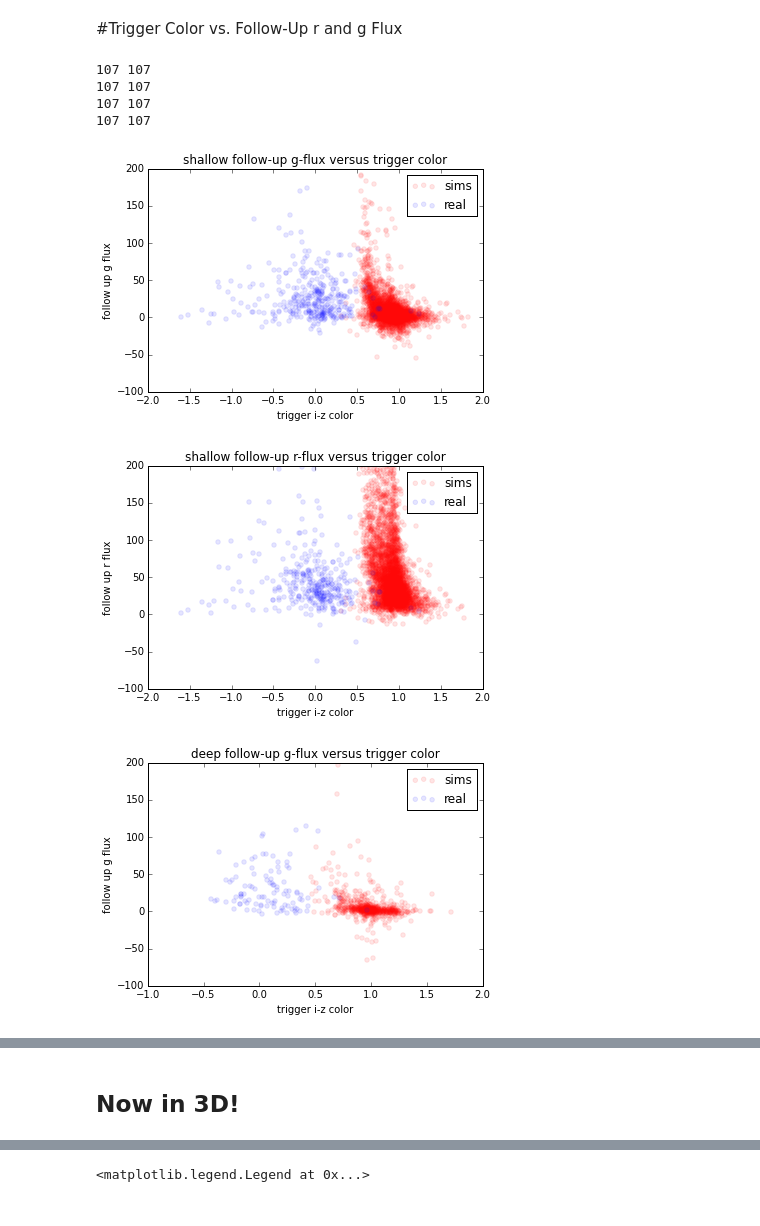
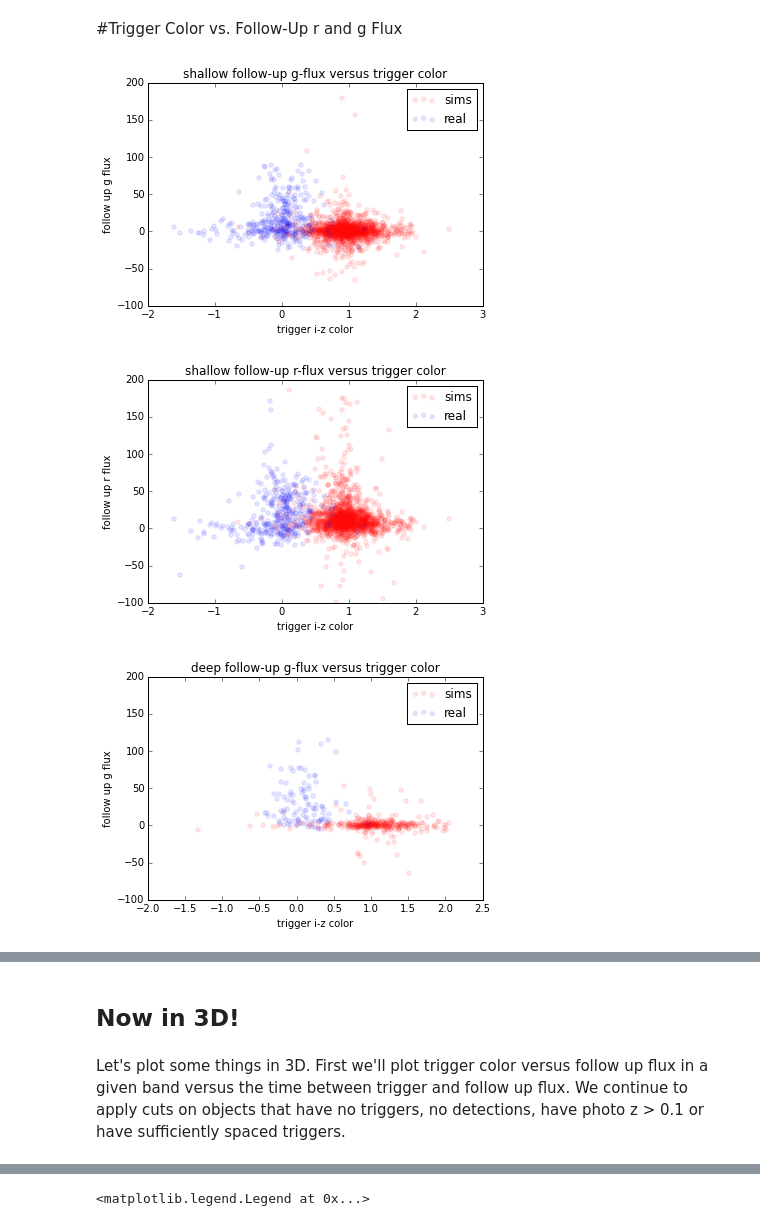
Before and after one commit to zodoctor/DES_KN_SNFIELDS, a Jupyter notebook: plots072015_b0.3_m0.1.ipynb, the cells around one changed output, grey strips where cells are left out. Saved outputs shown, nothing was run; the diff lists cells and outputs as text; code cells hidden in the pictures.

```diff
--- a/plots072015_b0.3_m0.1.ipynb
+++ b/plots072015_b0.3_m0.1.ipynb
@@ -268,9 +282,9 @@ for f,filetype in enumerate(filetypes):
     for n,fieldtype in enumerate(fieldtypes):
         print filetype, fieldtype
         txtfl.write(filetype + ' '+ fieldtype +'\n')
-        numobj = len(dict1[filetype+'_'+fieldtype]['zbandinfo'])
-        print 'number of objects: ', numobj
-        txtfl.write('number of objects: '+str(numobj)+'\n')
+        listy = [True for i in range(0,len(dict1[filetype+'_'+fieldtype]['zbandinfo'])) if dict1[filetype+'_'+fieldtype]['zbandinfo'][i][0].size != 0]
+        print 'number of objects: ', np.sum(listy)
+        txtfl.write('number of objects: '+str(np.sum(listy))+'\n')
         numtrig = np.sum(dict1[filetype+'_'+fieldtype]['trigs'].astype('bool') &
                                              ~dict1[filetype+'_'+fieldtype]['photoZcutsel'] &
                                             dict1[filetype+'_'+fieldtype]['multitrig'])
@@ -337,6 +351,7 @@ data_shallow_detect = dict1['data_shallow']['colors'][dict1['data_shallow']['tri
                                 (~dict1['data_shallow']['photoZcutsel']) &
                                 dict1['data_shallow']['multitrig'] &
                                 dict1['data_shallow']['detections'].astype('bool')]
+
 try:
     plt.hist(sim_shallow_detect,bins=100,alpha=0.3,color='r',range=(-2,5));
 except ValueError:
@@ -355,9 +370,9 @@ for f,filetype in enumerate(filetypes):
     for n,fieldtype in enumerate(fieldtypes):
         print filetype, fieldtype
         txtfl.write(filetype + ' ' + fieldtype + '\n')
-        numobj = len(dict1[filetype+'_'+fieldtype]['zbandinfo'])
-        print 'number of objects: ',numobj
-        txtfl.write('number of objects: ' + str(numobj) + '\n')
+        listy = [True for i in range(0,len(dict1[filetype+'_'+fieldtype]['zbandinfo'])) if dict1[filetype+'_'+fieldtype]['zbandinfo'][i][0].size != 0]
+        print 'number of objects: ', np.sum(listy)
+        txtfl.write('number of objects: '+str(np.sum(listy))+'\n')
         numtrig = np.sum(dict1[filetype+'_'+fieldtype]['trigs'].astype('bool') &
                                              ~dict1[filetype+'_'+fieldtype]['photoZcutsel'] &
                                             dict1[filetype+'_'+fieldtype]['multitrig'])
@@ -366,7 +381,7 @@ for f,filetype in enumerate(filetypes):
         numdet = np.sum(dict1[filetype+'_'+fieldtype]['trigs'].astype('bool') &
                                              ~dict1[filetype+'_'+fieldtype]['photoZcutsel'] &
                                             dict1[filetype+'_'+fieldtype]['multitrig'] &
-                                              dict1[filetype+'_'+fieldtype]['detections'])
+                                              dict1[filetype+'_'+fieldtype]['detections'].astype('bool'))
         print 'number of detections: ',numdet
         txtfl.write('number of detections: ' + str(numdet) + '\n')
 # %% [output]
@@ -434,11 +459,11 @@ data_shallow_detect = dict1['data_shallow']['colors'][dict1['data_shallow']['tri
                                 dict1['data_shallow']['multitrig'] &
                                 dict1['data_shallow']['detections'].astype('bool')]
 try:
-    plt.hist(sim_shallow_detect,bins=100,alpha=0.3,color='r',range=(-2,5));
+    plt.hist(sim_shallow_detect,bins=100,alpha=0.3,color='r',range=(-2,5),normed=True);
 except ValueError:
     pass
 try:
-    plt.hist(data_shallow_detect,bins=100,alpha=0.3,color='b',range=(-2,5));
+    plt.hist(data_shallow_detect,bins=100,alpha=0.3,color='b',range=(-2,5),normed=True);
 except ValueError:
     pass
 plt.ylabel('number of triggers')
@@ -451,7 +476,8 @@ for f,filetype in enumerate(filetypes):
     for n,fieldtype in enumerate(fieldtypes):
         print filetype, fieldtype
         txtfl.write(filetype + ' ' + fieldtype + '\n')
-        numobj = len(dict1[filetype+'_'+fieldtype]['zbandinfo'])
+        listy = [True for i in range(0,len(dict1[filetype+'_'+fieldtype]['zbandinfo'])) if dict1[filetype+'_'+fieldtype]['zbandinfo'][i][0].size != 0]
+        numobj = np.sum(listy)
         numtrig = np.sum(dict1[filetype+'_'+fieldtype]['trigs'].astype('bool') &
                                              ~dict1[filetype+'_'+fieldtype]['photoZcutsel'] &
                                             dict1[filetype+'_'+fieldtype]['multitrig'])
@@ -545,12 +571,24 @@ for f,filetype in enumerate(filetypes):
         idetflux,idetMJD,idetflags = des_utils.get_detection_info(dict1[filetype+'_'+fieldtype]['cnites'],
                                                 dict1[filetype+'_'+fieldtype]['ibandinfo'],
                                                 3,10,1)
+        rdetflux,rdetMJD,rdetflags = des_utils.get_detection_info(dict1[filetype+'_'+fieldtype]['cnites'],
+                                                dict1[filetype+'_'+fieldtype]['rbandinfo'],
+                                                3,10,1)
+        gdetflux,gdetMJD,gdetflags = des_utils.get_detection_info(dict1[filetype+'_'+fieldtype]['cnites'],
+                                                dict1[filetype+'_'+fieldtype]['gbandinfo'],
+                                                3,10,1)
         dict1[filetype+'_'+fieldtype]['zdetflux'] = zdetflux
         dict1[filetype+'_'+fieldtype]['zdetMJD'] = zdetMJD
         dict1[filetype+'_'+fieldtype]['zdetflags'] = zdetflags
         dict1[filetype+'_'+fieldtype]['idetflux'] = idetflux
         dict1[filetype+'_'+fieldtype]['idetMJD'] = idetMJD
         dict1[filetype+'_'+fieldtype]['idetflags'] = idetflags
+        dict1[filetype+'_'+fieldtype]['rdetflux'] = rdetflux
+        dict1[filetype+'_'+fieldtype]['rdetMJD'] = rdetMJD
+        dict1[filetype+'_'+fieldtype]['rdetflags'] = rdetflags
+        dict1[filetype+'_'+fieldtype]['gdetflux'] = gdetflux
+        dict1[filetype+'_'+fieldtype]['gdetMJD'] = gdetMJD
+        dict1[filetype+'_'+fieldtype]['gdetflags'] = gdetflags
         dict1[filetype+'_'+fieldtype]['detections'] = idetflags & zdetflags
 # %%
 cols = ['r','b']
@@ -692,40 +730,36 @@ for n,fieldtype in enumerate(fieldtypes):
         rflux = np.empty(len(rbandinfo))
         gflux = np.empty(len(gbandinfo))
         rflux[:] = np.NAN
         gflux[:] = np.NAN
         rnxtnt = np.empty(len(rbandinfo),dtype=object)
         gnxtnt = np.empty(len(gbandinfo),dtype=object)
         for i in range(0,len(rbandinfo)):
-            rnxtnt[i] = rbandinfo[i][1]>=trignites[i][0]
-            gnxtnt[i] = gbandinfo[i][1]>=trignites[i][0]
+            rnxtnt[i] = (rbandinfo[i][1]>=trignites[i][0]+3) & (rbandinfo[i][1]<=trignites[i][0]+10)
+            gnxtnt[i] = (gbandinfo[i][1]>=trignites[i][0]+3) & (gbandinfo[i][1]<=trignites[i][0]+10)
             try:
                 rflux[i] = rbandinfo[i][2][rnxtnt[i]][0]
                 gflux[i] = gbandinfo[i][2][gnxtnt[i]][0]
             except IndexError:
                 pass
-        print len(idetflux1), len(zdetflux1)
+        #print len(idetflux1), len(zdetflux1)
 
         axg.scatter(trigcolors,gflux,color=cols[f],alpha=0.1)
         axr.scatter(trigcolors,rflux,color=cols[f],alpha=0.1)
     axg.set_title(titles[n])
     axr.set_title(titles[n+2])
     axg.legend(['sims','real']);
     axr.legend(['sims','real']);
     axg.set_xlabel('trigger i-z color')
     axr.set_xlabel('trigger i-z color')
     axg.set_ylabel('follow up g flux')
     axr.set_ylabel('follow up r flux')
     axg.set_ylim(ymin=-100,ymax=200)
     axr.set_ylim(ymin=-100,ymax=200)
     figg.savefig(newpath + '/trigger_color_followup_g_'+fieldtype+'.png')
     figr.savefig(newpath + '/trigger_color_followup_r_'+fieldtype+'.png')
 
 txtfl.close()
 # %% [output]
-107 107
-107 107
-107 107
-107 107
-[figure, old version]
+[figure, new version]
-[figure, old version]
+[figure, new version]
-[figure, old version]
+[figure, new version]
@@ -733,4 +767,6 @@ txtfl.close()
 # %% [markdown]
 ## Now in 3D!
+# %% [markdown]
+Let's plot some things in 3D.  First we'll plot trigger color versus follow up flux in a given band versus the time between trigger and follow up flux.  We continue to apply cuts on objects that have no triggers, no detections, have photo z > 0.1 or have sufficiently spaced triggers.
 # %%
 from mpl_toolkits.mplot3d import Axes3D
```
Also changed, not shown: parts of 18 cells of this notebook, 4 other files.
